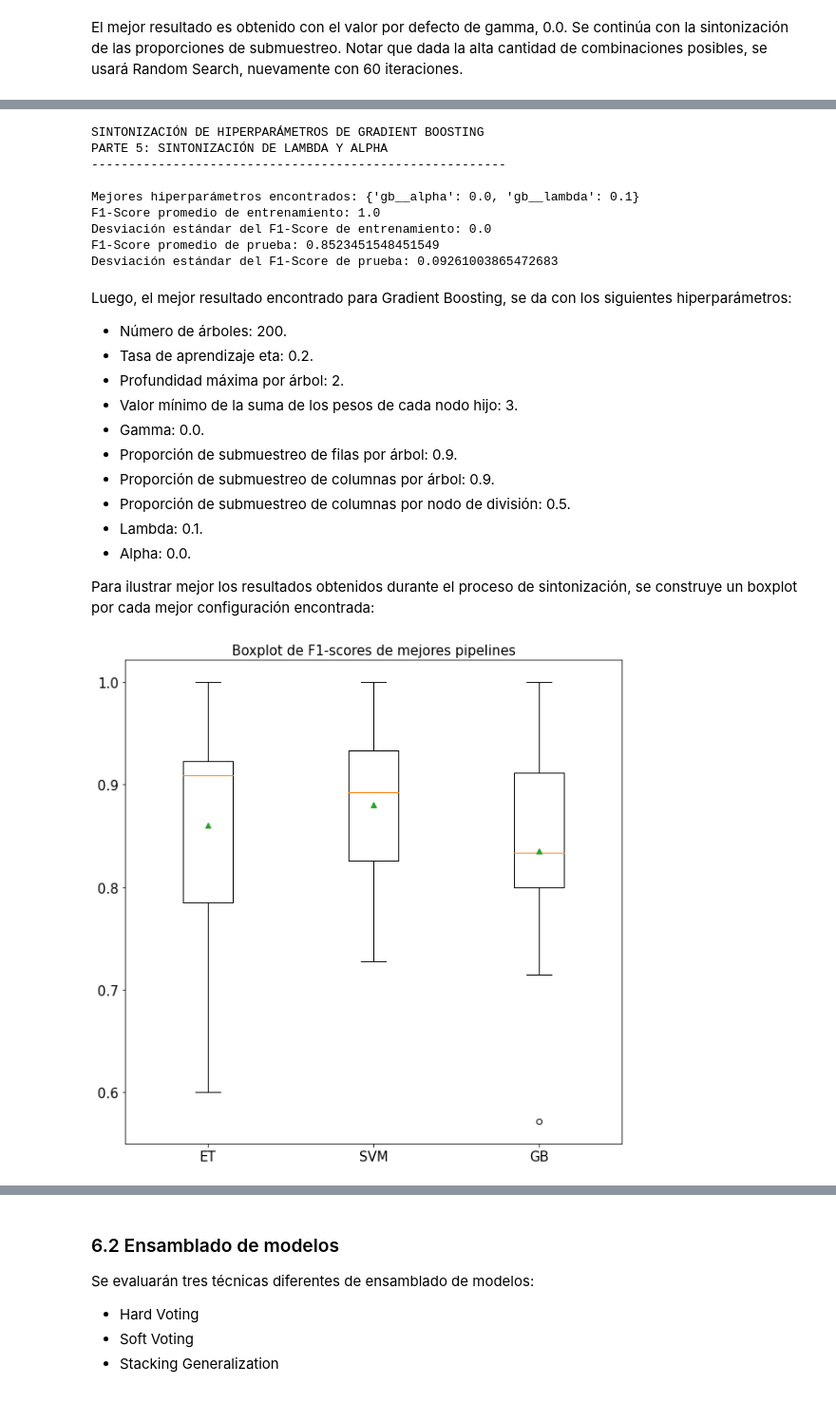
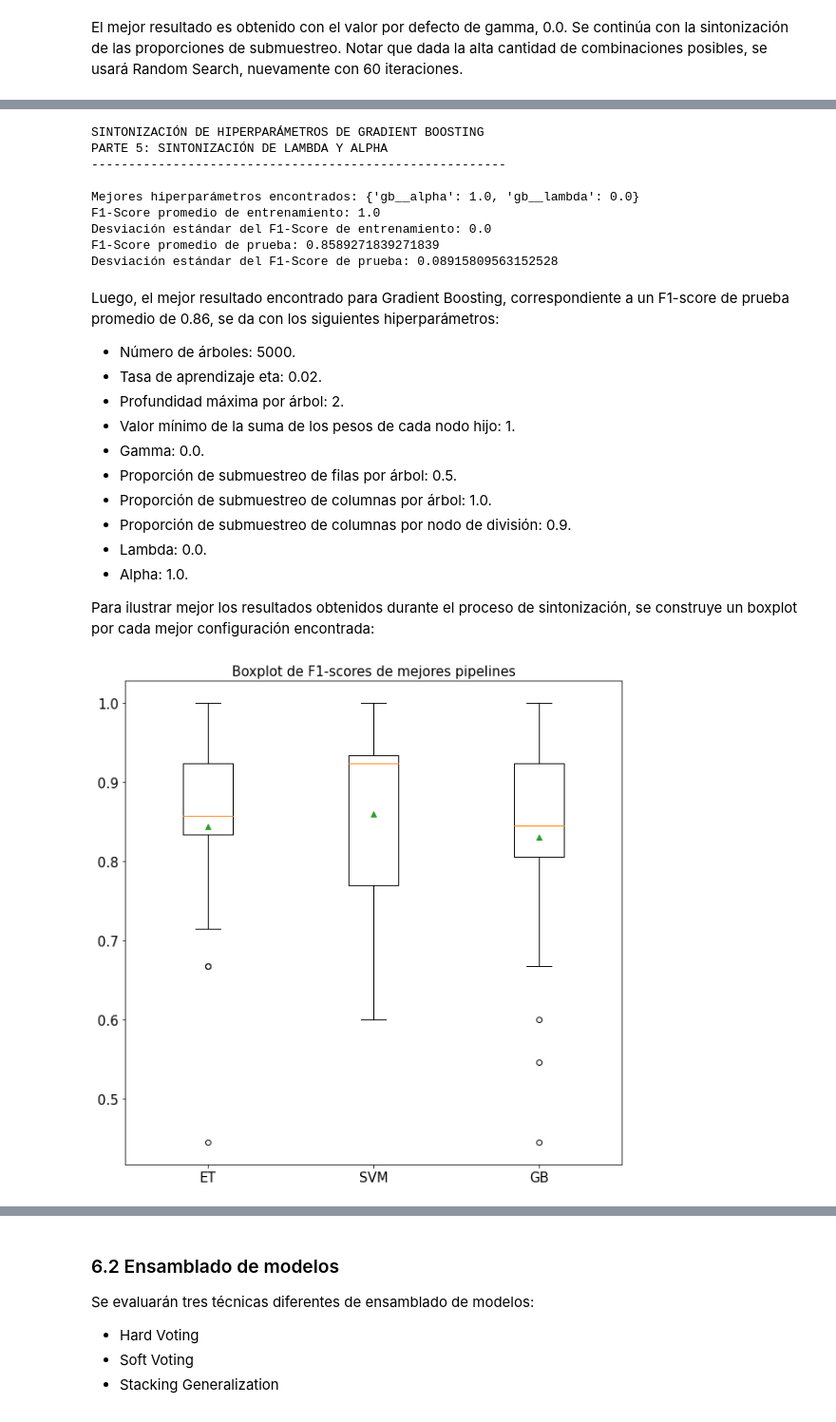
Before and after one commit to SebastianVM93/MinesVsRocksProject, a Jupyter notebook: MinesVsRocks.ipynb, the cells around one changed output, grey strips where cells are left out. Shown at 95% size. Drawn from its saved outputs; the diff is of its cells as text; code cells hidden in the pictures.

```diff
--- a/MinesVsRocks.ipynb
+++ b/MinesVsRocks.ipynb
@@ -1248,11 +1263,11 @@ gb_pipeline = Pipeline([
     ('vt', VarianceThreshold(threshold=0.0001)),
     ('dt', 'passthrough'),
     ('fs', RFE(estimator=AB(), n_features_to_select=40)),
-    ('gb', GB(n_estimators=200, eta=0.2, max_depth=2,
-              min_child_weight=3, gamma=0.0,
-              subsample=0.9,
-              colsample_bytree=0.9,
-              colsample_bylevel=0.5,
+    ('gb', GB(n_estimators=5000, eta=0.02, max_depth=2,
+              min_child_weight=1, gamma=0.0,
+              subsample=0.5,
+              colsample_bytree=1.0,
+              colsample_bylevel=0.9,
               random_state=seed))
 ])
 
@@ -1280,24 +1295,24 @@ SINTONIZACIÓN DE HIPERPARÁMETROS DE GRADIENT BOOSTING
 PARTE 5: SINTONIZACIÓN DE LAMBDA Y ALPHA
 --------------------------------------------------------
 
-Mejores hiperparámetros encontrados: {'gb__alpha': 0.0, 'gb__lambda': 0.1}
+Mejores hiperparámetros encontrados: {'gb__alpha': 1.0, 'gb__lambda': 0.0}
 F1-Score promedio de entrenamiento: 1.0
 Desviación estándar del F1-Score de entrenamiento: 0.0
-F1-Score promedio de prueba: 0.8523451548451549
-Desviación estándar del F1-Score de prueba: 0.09261003865472683
+F1-Score promedio de prueba: 0.8589271839271839
+Desviación estándar del F1-Score de prueba: 0.08915809563152528
 # %% [markdown]
-Luego, el mejor resultado encontrado para Gradient Boosting, se da con los siguientes hiperparámetros:
+Luego, el mejor resultado encontrado para Gradient Boosting, correspondiente a un F1-score de prueba promedio de 0.86, se da con los siguientes hiperparámetros:
 
-- Número de árboles: 200.
-- Tasa de aprendizaje eta: 0.2.
+- Número de árboles: 5000.
+- Tasa de aprendizaje eta: 0.02.
 - Profundidad máxima por árbol: 2.
-- Valor mínimo de la suma de los pesos de cada nodo hijo: 3.
+- Valor mínimo de la suma de los pesos de cada nodo hijo: 1.
 - Gamma: 0.0.
-- Proporción de submuestreo de filas por árbol: 0.9.
-- Proporción de submuestreo de columnas por árbol: 0.9.
-- Proporción de submuestreo de columnas por nodo de división: 0.5.
-- Lambda: 0.1.
-- Alpha: 0.0.
+- Proporción de submuestreo de filas por árbol: 0.5.
+- Proporción de submuestreo de columnas por árbol: 1.0.
+- Proporción de submuestreo de columnas por nodo de división: 0.9.
+- Lambda: 0.0.
+- Alpha: 1.0.
 
 Para ilustrar mejor los resultados obtenidos durante el proceso de sintonización, se construye un boxplot por cada mejor configuración encontrada:
 # %%
@@ -1306,55 +1321,57 @@ best_pipelines = [
     ('best_et_pipeline', Pipeline([
         ('vt', VarianceThreshold(threshold=0.0001)),
         ('dt', 'passthrough'),
-        ('fs', RFE(estimator=AB(), n_features_to_select=30)),
-        ('et', ET())
+        ('fs', RFE(estimator=GB(random_state=7), n_features_to_select=30)),
+        ('et', ET(n_estimators=100, max_depth=100, min_samples_split=2,
+                 min_samples_leaf=2, max_features='sqrt',
+                 bootstrap=False))
     ])),
 
     ('best_svm_pipeline', Pipeline([
         ('vt', 'passthrough'),
         ('dt', QuantileTransformer(n_quantiles=130, output_distribution='uniform')),
         ('fs', PCA(n_components=20)),
-        ('svm', SVC(C=10, kernel='rbf', gamma='scale', probability=True))
+        ('svm', SVC(C=1000.0, kernel='poly', degree=3, gamma='auto', probability=True))
     ])),
 
     ('best_gb_pipeline', Pipeline([
         ('vt', VarianceThreshold(threshold=0.0001)),
         ('dt', 'passthrough'),
         ('fs', RFE(estimator=AB(), n_features_to_select=40)),
-        ('gb', GB(n_estimators=200, eta=0.2, max_depth=2,
-                  min_child_weight=3, gamma=0.0,
-                  subsample=0.9,
-                  colsample_bytree=0.9,
-                  colsample_bylevel=0.5,
-                  alpha=0.0, reg_lambda=0.1,
+        ('gb', GB(n_estimators=5000, eta=0.02, max_depth=2,
+                  min_child_weight=1, gamma=0.0,
+                  subsample=0.5,
+                  colsample_bytree=1.0,
+                  colsample_bylevel=0.9,
+                  alpha=1.0, reg_lambda=0.0,
                   random_state=seed))
     ]))
 ]
 
 best_pipelines_names = ['ET', 'SVM', 'GB']
 best_pipelines_results = []
 
 for _, best_pipeline in best_pipelines:
     best_pipeline_cv_results = cross_validate(best_pipeline, X_train, Y_train,
                                               cv=kfold, scoring='f1', n_jobs=-1)
 
     best_pipelines_results.append(best_pipeline_cv_results['test_score'])
 
 fig = pyplot.figure(figsize=(10, 10))
 ax = fig.add_subplot(111)
 
 ax.set_title('Boxplot de F1-scores de mejores pipelines')
 ax.title.set_fontsize(15)
 
 ax.boxplot(best_pipelines_results, labels=best_pipelines_names, showmeans=True)
 
 for algorithm_label in ax.get_xticklabels():
     algorithm_label.set_fontsize(15)
 
 for accuracy_label in ax.get_yticklabels():
     accuracy_label.set_fontsize(15)
 
 pyplot.show()
 # %% [output]
-[figure, old version]
+[figure, new version]
 # %% [markdown]
```
Also changed, not shown: parts of 34 cells of this notebook.
